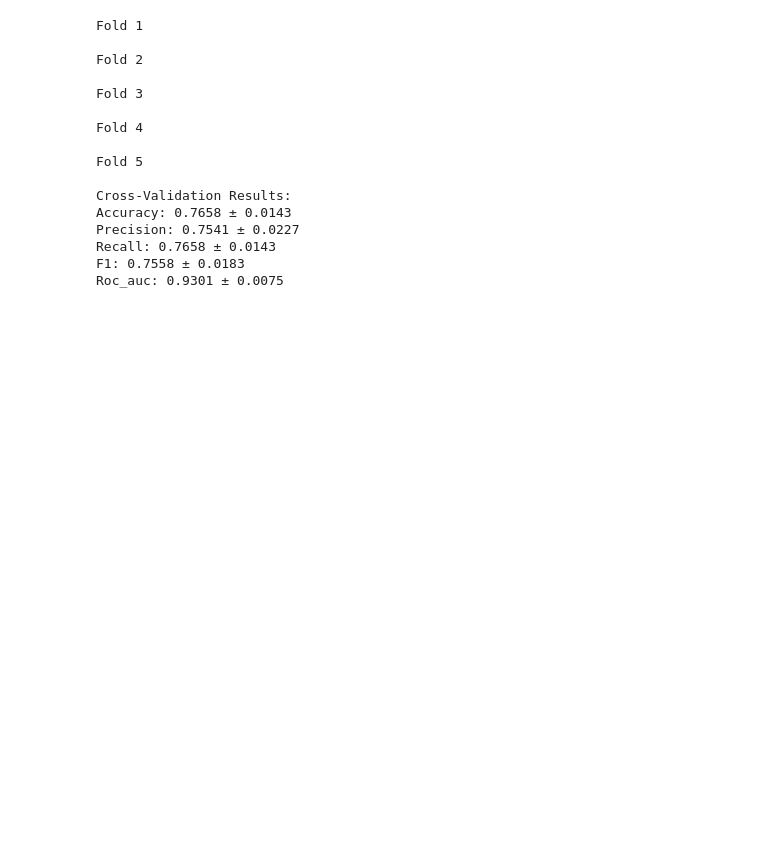
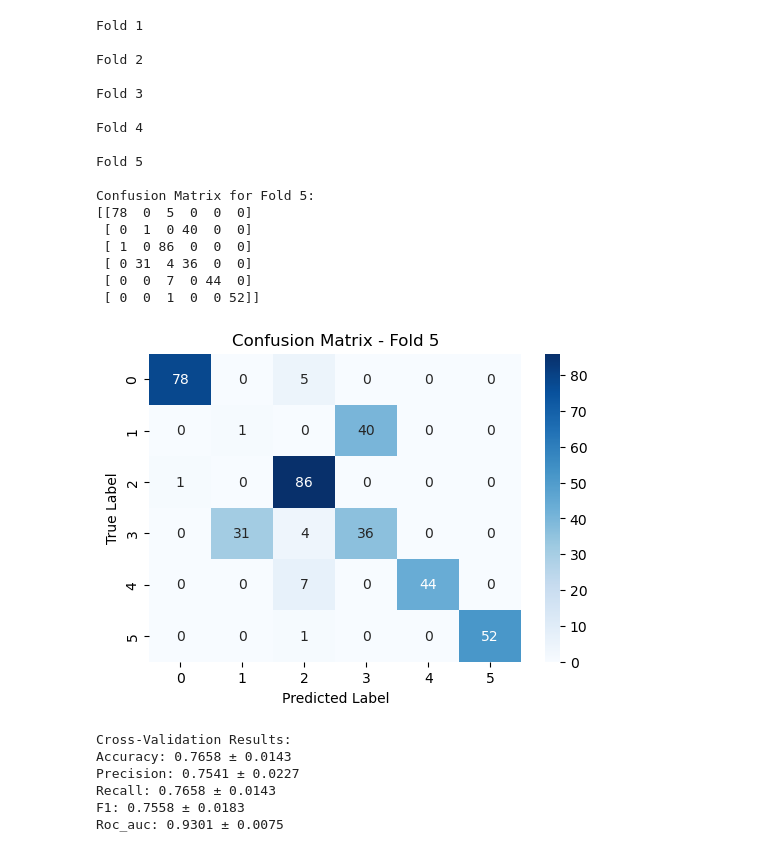
Before and after one commit to lukedrichard/Snake_Venom_Project, a Jupyter notebook: Notebooks/ClassicAlgorithm_Deduplicated.ipynb, the cells around one changed output. Saved outputs shown, nothing was run; the diff lists cells and outputs as text; code cells hidden in the pictures; blank space fills up the shorter version.

Commit message:
Confusion matrix and markdown added

```diff
--- a/Notebooks/ClassicAlgorithm_Deduplicated.ipynb
+++ b/Notebooks/ClassicAlgorithm_Deduplicated.ipynb
@@ -155,6 +246,4 @@ Best Model: RandomForest with accuracy 0.7913
 # %%
-
-
 class FinalModelEvaluator:
     def __init__(self, model, full_df: pd.DataFrame, label_column: str, n_splits: int = 5):
         self.model = model
@@ -210,41 +299,61 @@ class FinalModelEvaluator:
             except:
                 metrics["roc_auc"].append(np.nan)
 
+     # Confusion matrix calculation
+        cm = confusion_matrix(y_val, y_pred)
+        print(f"\nConfusion Matrix for Fold {fold + 1}:\n{cm}")
+
+        # Plot confusion matrix heatmap
+        plt.figure(figsize=(6, 4))
+        sns.heatmap(cm, annot=True, fmt='d', cmap='Blues')
+        plt.title(f'Confusion Matrix - Fold {fold + 1}')
+        plt.xlabel('Predicted Label')
+        plt.ylabel('True Label')
+        plt.show()
+
         print("\nCross-Validation Results:")
         for metric, scores in metrics.items():
             valid_scores = [s for s in scores if not np.isnan(s)]
             mean_score = np.mean(valid_scores)
             std_score = np.std(valid_scores)
             print(f"{metric.capitalize()}: {mean_score:.4f} ± {std_score:.4f}")
 
         return metrics
 
 if __name__ == "__main__":
     full_df = pd.read_csv("../processed_data/protein_features/processed_protein_features.csv")
     best_model, model_name = selector.get_best_model()
 
     evaluator = FinalModelEvaluator(
         model=best_model,
         full_df=full_df,
         label_column="protein_name",
         n_splits=5
     )
 
     metrics = evaluator.evaluate()
 # %% [output]
 Fold 1
 
 Fold 2
 
 Fold 3
 
 Fold 4
 
 Fold 5
 
-Cross-Validation Results:
-Accuracy: 0.7658 ± 0.0143
-Precision: 0.7541 ± 0.0227
-Recall: 0.7658 ± 0.0143
-F1: 0.7558 ± 0.0183
-Roc_auc: 0.9301 ± 0.0075
+Confusion Matrix for Fold 5:
+[[78  0  5  0  0  0]
+ [ 0  1  0 40  0  0]
+ [ 1  0 86  0  0  0]
+ [ 0 31  4 36  0  0]
+ [ 0  0  7  0 44  0]
+ [ 0  0  1  0  0 52]]
+[figure, added]
+Cross-Validation Results:
+Accuracy: 0.7658 ± 0.0143
+Precision: 0.7541 ± 0.0227
+Recall: 0.7658 ± 0.0143
+F1: 0.7558 ± 0.0183
+Roc_auc: 0.9301 ± 0.0075
```
Also changed, not shown: parts of 6 cells of this notebook.
